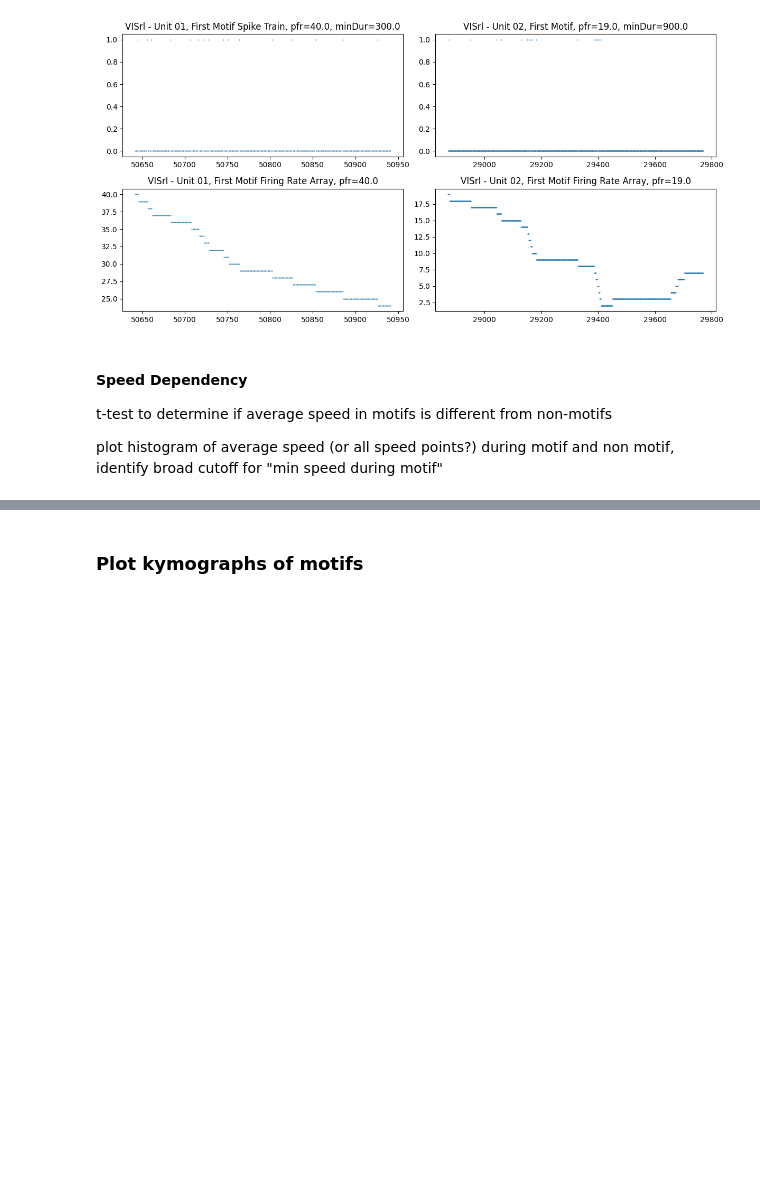
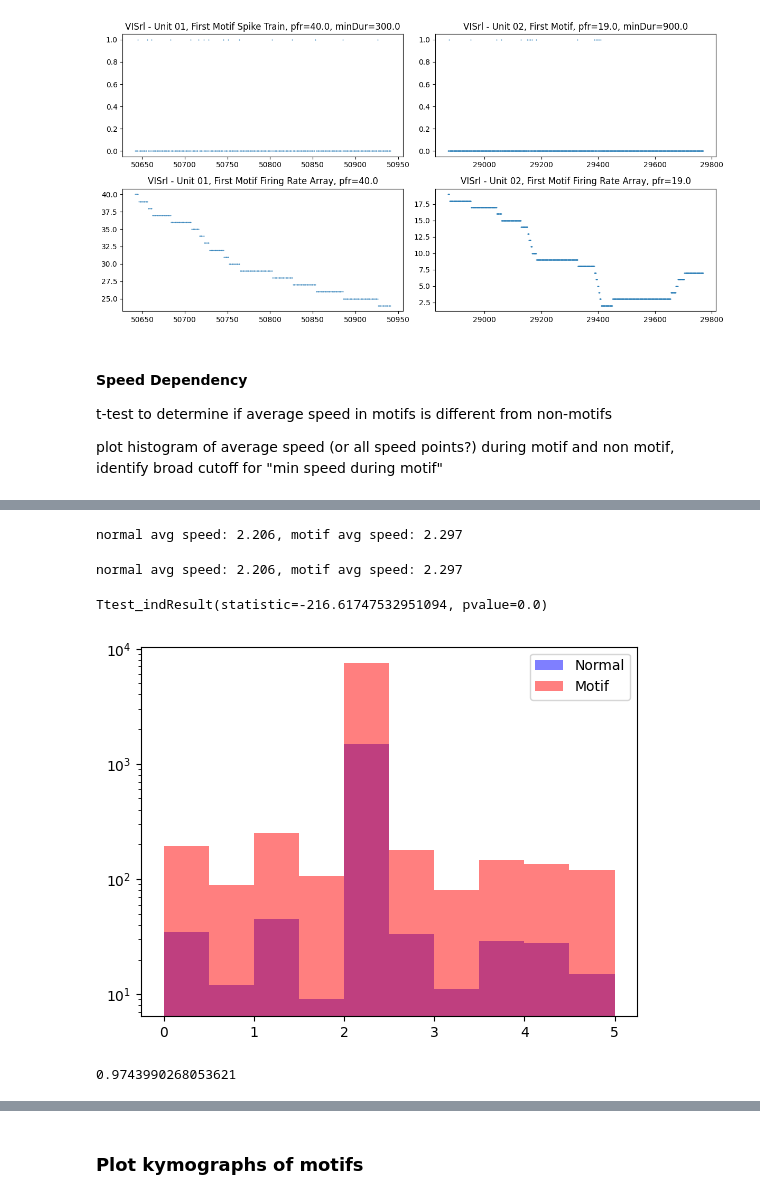
Before and after one commit to stellinaao/motifDetection, a Jupyter notebook: motifDetection-Copy1.ipynb, the cells around one changed output, grey strips where cells are left out. Saved outputs shown, nothing was run; the diff lists cells and outputs as text; code cells hidden in the pictures; blank space fills up the shorter version.

```diff
--- a/motifDetection-Copy1.ipynb
+++ b/motifDetection-Copy1.ipynb
@@ -1145,0 +1085,2 @@ plt.plot(np.arange(100), np.array(rotation)[0:100])
+# %%
+motifs_hp, _, _, _ = findMotifs(spikeTrains_hp[0])
@@ -1145,0 +1098,18 @@ plt.plot(np.arange(100), np.array(rotation)[0:100])
+# %%
+speed_motifs = []
+speed_normal = [list(speed[0:int(motifs_hp[0][0])])]
+
+for i in range(len(motifs_hp)):
+    speed_motifs.append(list(speed[int(motifs_hp[i][0]):int(motifs_hp[i][1])+1]))
+    if len(list(speed[int(motifs_hp[i][0]):int(motifs_hp[i][1])+1])) == 0:
+        print(f"{(motifs_hp[i][0])}, {(motifs_hp[i][1])}")
+
+    if i == len(motifs_hp)-1: # just finished appending last motif
+        if motifs[i][1] == len(spikeTrains_hp[0]): # if the last motif extends to the end of the spike train...
+            break
+        else:
+            speed_normal.append(list(speed[int(motifs_hp[i][1]):len(spikeTrains_hp[0])]))
+
+    # either not done with motifs yet or finished appending last motif but still stretch of non-motif data left
+    elif motifs_hp[i+1][0]-motifs_hp[i][1] > 1: #
+        speed_normal.append(list(speed[int(motifs_hp[i][1])+1:int(motifs_hp[i+1][0])]))
@@ -1145,0 +1119,27 @@ plt.plot(np.arange(100), np.array(rotation)[0:100])
+# %%
+# t-test on means of speed_motif and speed_normal
+speed_normal_flat = [speed for speeds in speed_normal for speed in speeds]
+speed_motif_flat = [speed for speeds in speed_motifs for speed in speeds]
+speed_normal_mean = [np.mean(speeds) for speeds in speed_normal]
+speed_motif_mean = [np.mean(speeds) for speeds in speed_motifs]
+# %%
+print(f"normal avg speed: {np.mean(speed_normal_flat).round(3)}, motif avg speed: {np.mean(speed_motif_flat).round(3)}")
+# %% [output]
+normal avg speed: 2.206, motif avg speed: 2.297
+# %%
+print(f"normal avg speed: {np.mean(speed_normal_flat).round(3)}, motif avg speed: {np.mean(speed_motif_flat).round(3)}")
+ttest_ind(speed_normal_flat, speed_motif_flat) # statistically significant due to large N, but probably not practically signification
+# %% [output]
+normal avg speed: 2.206, motif avg speed: 2.297
+Ttest_indResult(statistic=-216.61747532951094, pvalue=0.0)
+# %%
+plt.hist(speed_normal_mean, alpha = 0.5, color='b', label="Normal")
+plt.hist(speed_motif_mean, alpha = 0.5, color='r', label="Motif")
+plt.legend()
+plt.yscale('log')
+# %% [output]
+[figure, added]
+# %%
+len(speed_normal_flat)/len(speed_motif_flat)
+# %% [output]
+0.9743990268053621
```
Also changed, not shown: parts of 30 cells of this notebook.
